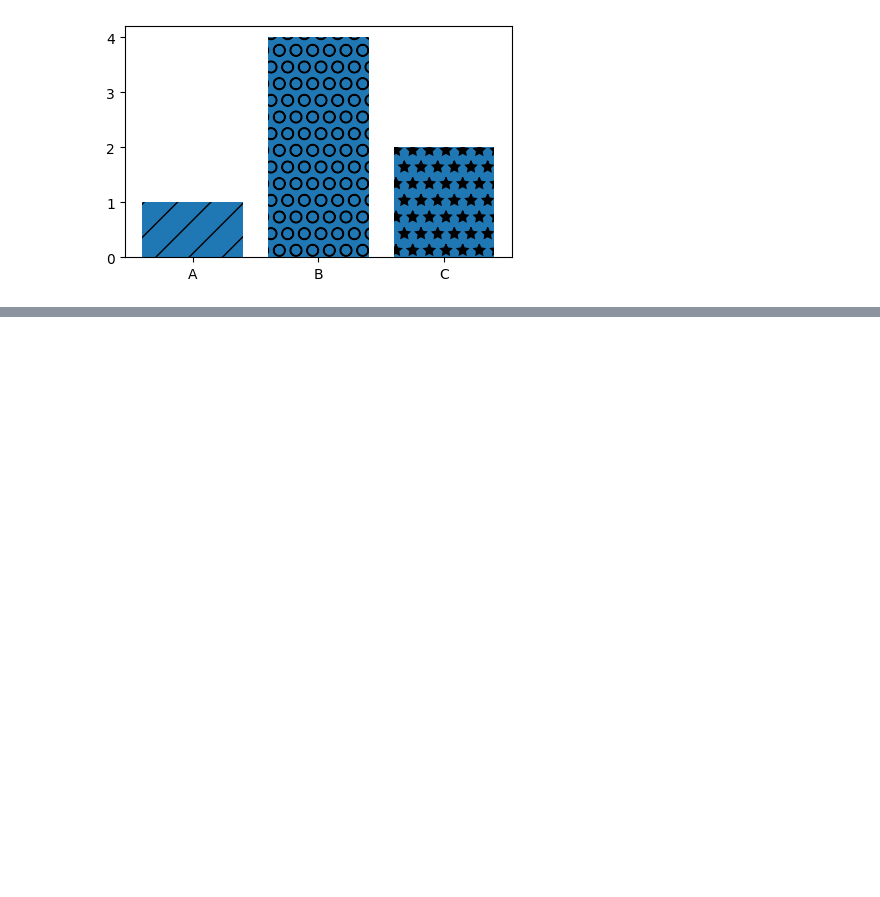
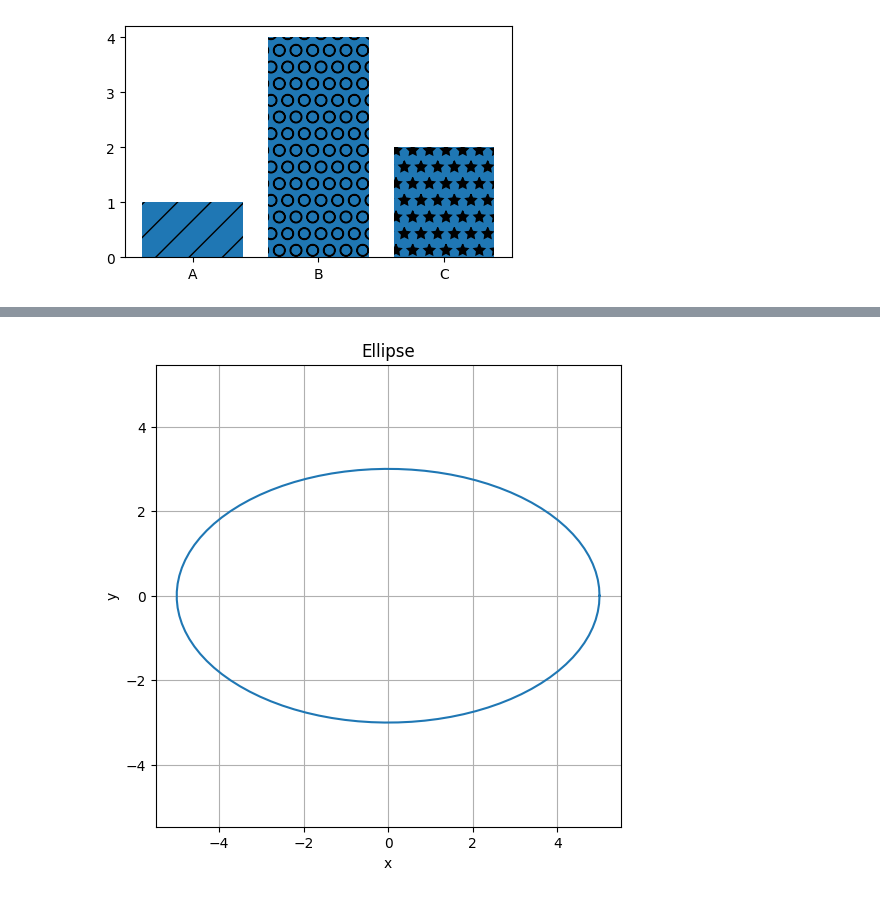
Before and after one commit to Suvam-paul145/Data-Analysis, a Jupyter notebook: Matplotlib/matplotlib.ipynb, the cells around one changed output, grey strips where cells are left out. Saved outputs shown, nothing was run; the diff lists cells and outputs as text; code cells hidden in the pictures; blank space fills up the shorter version.

```diff
--- a/Matplotlib/matplotlib.ipynb
+++ b/Matplotlib/matplotlib.ipynb
@@ -168,0 +180,19 @@ plt.show()
+# %%
+# prompt: create one graph of elipse
+
+t = np.linspace(0, 2*np.pi, 100)
+a = 5  # Semi-major axis
+b = 3  # Semi-minor axis
+x = a * np.cos(t)
+y = b * np.sin(t)
+
+plt.figure(figsize=(6, 6))
+plt.plot(x, y)
+plt.title('Ellipse')
+plt.xlabel('x')
+plt.ylabel('y')
+plt.grid(True)
+plt.axis('equal')  # Ensures the ellipse is not distorted
+plt.show()
+# %% [output]
+[figure, added]
```
Also changed, not shown: parts of 14 cells of this notebook, 5 other files.
